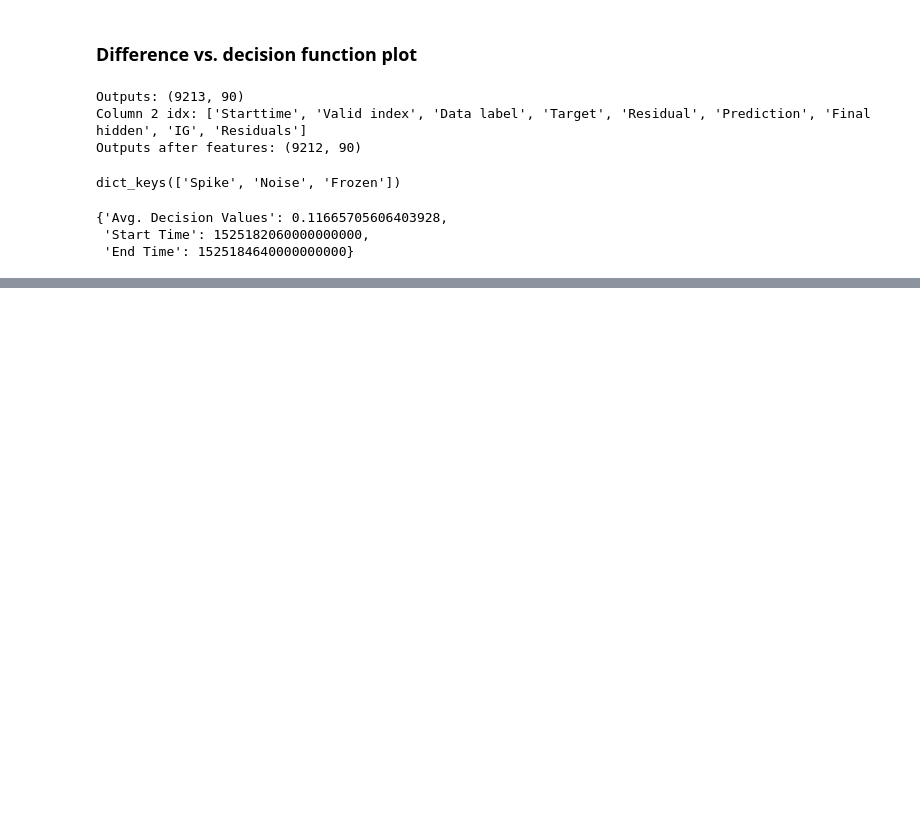
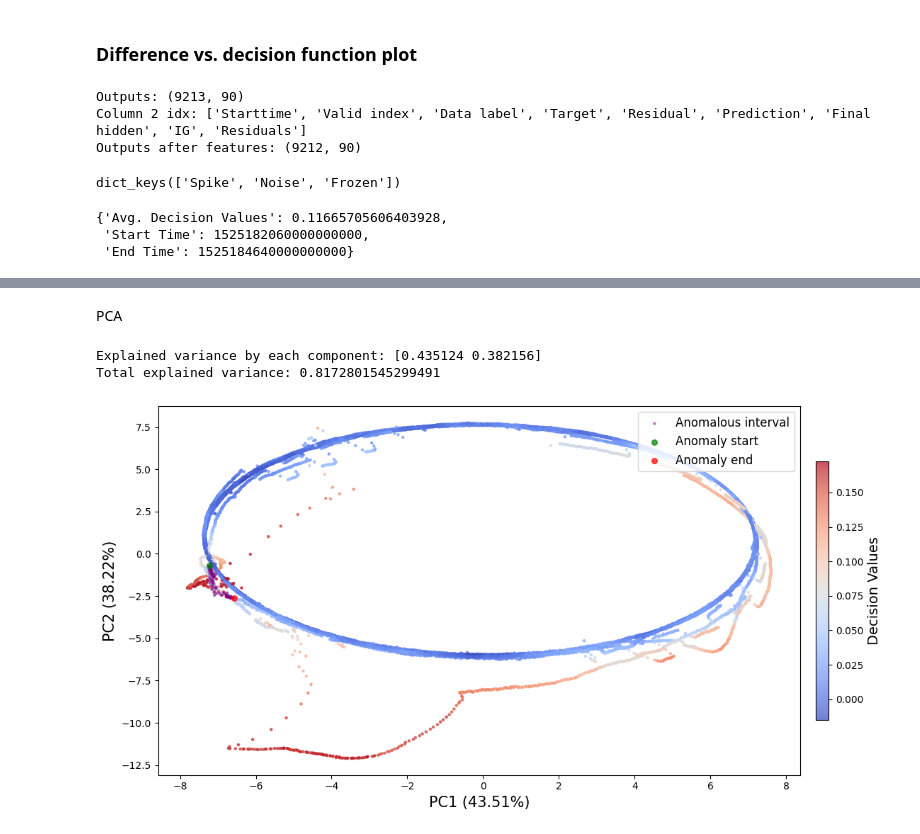
Before and after one commit to AronDJacobsen/fault_management_uds, a Jupyter notebook: notebooks/4_anomalous/2_detection_results.ipynb, the cells around one changed output, grey strips where cells are left out. Drawn from its saved outputs; the diff is of its cells as text; code cells hidden in the pictures; blank space fills up the shorter version.

```diff
--- a/notebooks/4_anomalous/2_detection_results.ipynb
+++ b/notebooks/4_anomalous/2_detection_results.ipynb
@@ -948,0 +1138,6 @@ plt.close()
+# %% [markdown]
+PCA
+# %%
+# Extract from the model outputs
+start_idx = np.where(starttimes == starttime)[0][0]
+end_idx = np.where(starttimes == endtime)[0][0]
@@ -948,0 +1203,8 @@ plt.close()
+# %%
+# Perform PCA analysis
+method = "Final Hidden" # using only this method
+pca_analysis(method, outputs, column_2_idx, results, start_idx, end_idx)
+# %% [output]
+Explained variance by each component: [0.435124 0.382156]
+Total explained variance: 0.8172801545299491
+[figure, added]
```
Also changed, not shown: parts of 28 cells of this notebook, 2 other files.
